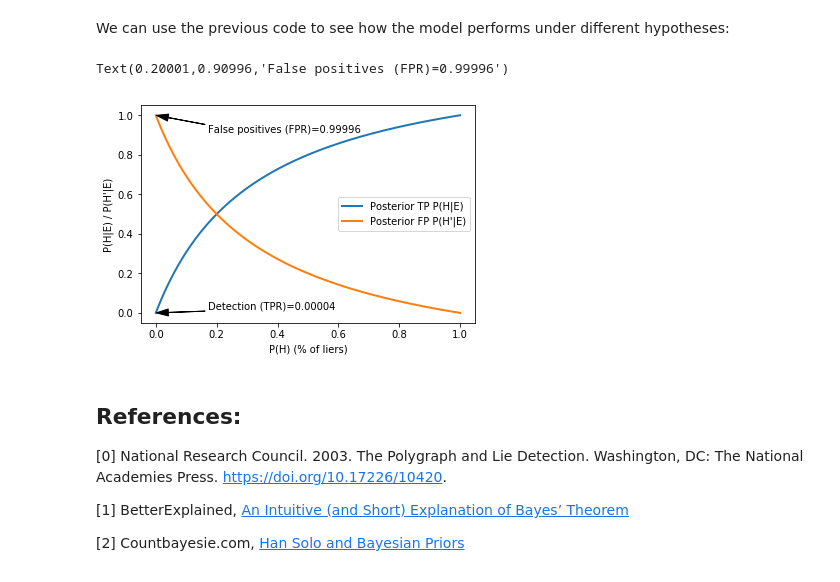
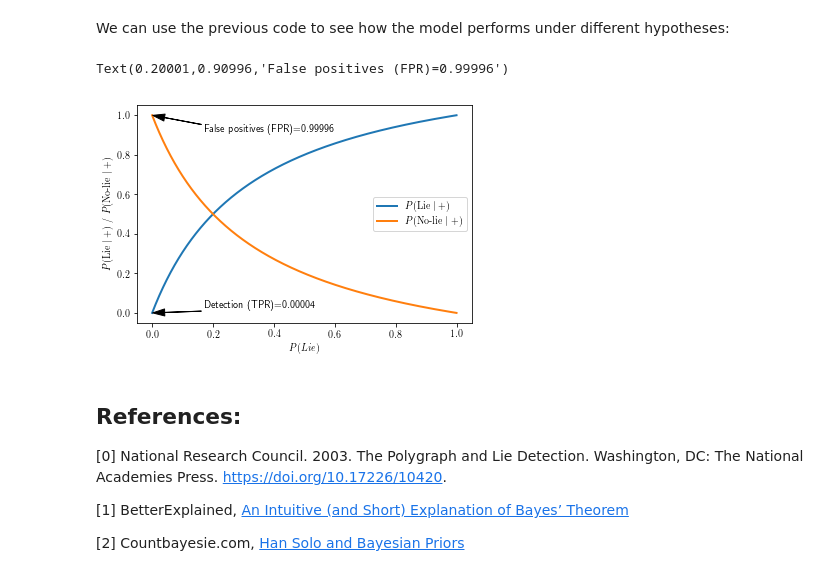
Before and after one commit to javism/bayesian-performance, a Jupyter notebook: bayesian-analysis.ipynb, the cells around one changed output. Cells and saved outputs as stored; diff of their text form; code cells hidden in the pictures.

Commit message:
Corrected labels and legend

```diff
--- a/bayesian-analysis.ipynb
+++ b/bayesian-analysis.ipynb
@@ -77,6 +77,7 @@ The following code calculates the posterior probability for finding an actual li
 import numpy as np
 import matplotlib.pyplot as plt
 %matplotlib inline
+plt.rc('text', usetex=True)
 
 # E is the test
 # H is the hypothesis
@@ -190,38 +193,39 @@ vPrnHE = 1 - vPrHE  # posterior of false positives
 fig, ax = plt.subplots()
 ax.plot(vPrH, vPrHE, '-', lw=2, color='tab:blue')
 ax.plot(vPrH, vPrnHE, '-', lw=2, color='tab:orange')
-plt.xlabel("P(H) (% of liers)")
-plt.ylabel("P(H|E) / P(H'|E)")
-plt.legend(["Posterior TP P(H|E)", "Posterior FP P(H'|E)"])
+plt.xlabel(r'$\displaystyle P(Lie)$')
+plt.ylabel(r"$\displaystyle P(\textrm{Lie} \mid +)$ / "
+           r"$\displaystyle P(\textrm{No-lie} \mid +)$")
+plt.legend([r"$\displaystyle P(\textrm{Lie}\mid +)$", r"$\displaystyle P(\textrm{No-lie}\mid +)$"])
 #plt.title("Bayesian evaluation of performance")
 
 i = 1
 ax.annotate('Detection (TPR)={:.5f}'.format(vPrHE[i]),
             xy=(vPrH[i], vPrHE[i]),
             xycoords='data',
             xytext=(vPrH[i] + 0.2, vPrHE[i] + 0.1),
             textcoords='axes fraction',
             arrowprops=dict(facecolor='black',
                             shrink=0.01,
                             width=0.05,
                             headwidth=7),
             horizontalalignment='left',
             verticalalignment='top')
 
 ax.annotate('False positives (FPR)={:.5f}'.format(vPrnHE[i]),
             xy=(vPrH[i], vPrnHE[i]),
             xycoords='data',
             xytext=(vPrH[i] + 0.2, vPrnHE[i] - 0.09),
             textcoords='axes fraction',
             arrowprops=dict(facecolor='black',
                             shrink=0.01,
                             width=0.05,
                             headwidth=7),
             horizontalalignment='left',
             verticalalignment='top')
 # %% [output]
 Text(0.20001,0.90996,'False positives (FPR)=0.99996')
-[figure, old version]
+[figure, new version]
 # %% [markdown]
 ## References:
 [0] National Research Council. 2003. The Polygraph and Lie Detection. Washington, DC: The National Academies Press. https://doi.org/10.17226/10420.
```
Also changed, not shown: parts of 2 cells of this notebook.
